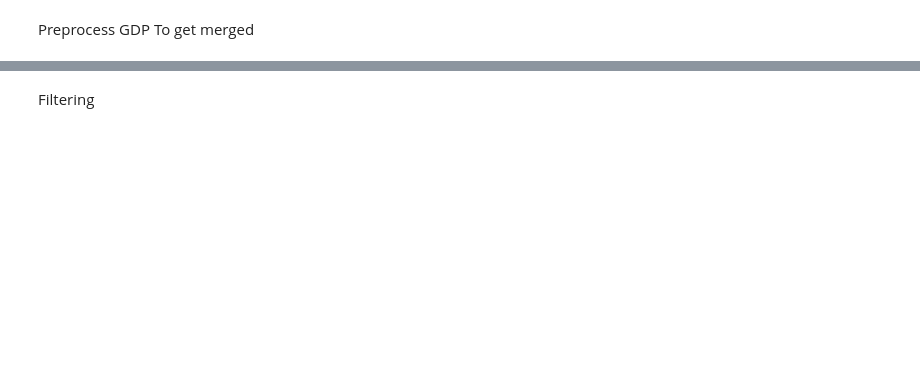
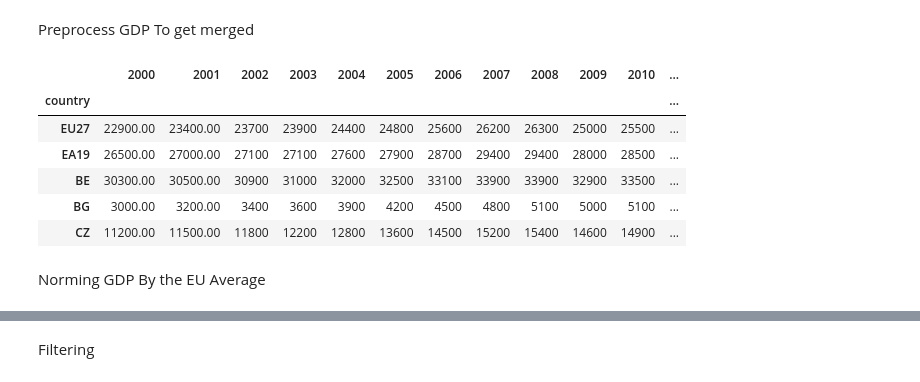
Before and after one commit to 1vecera/Data_Based, a Jupyter notebook: Data_Based1.ipynb, the cells around one changed output, grey strips where cells are left out. Saved outputs shown, nothing was run; the diff lists cells and outputs as text; code cells hidden in the pictures; blank space fills up the shorter version.

```diff
--- a/Data_Based1.ipynb
+++ b/Data_Based1.ipynb
@@ -27,6 +27,18 @@ gdp.loc[gdp.country == "EU28","country"] = "EU27"
 gdp.set_index("country",inplace = True)
 # %%
 gdp = gdp.apply(pd.to_numeric, errors='coerce', downcast = "integer")
+# %%
+gdp.head()
+# %% [output]
+|  | 2000 | 2001 | 2002 | 2003 | 2004 | 2005 | 2006 | 2007 | 2008 | 2009 | 2010 | ... |
+| country |  |  |  |  |  |  |  |  |  |  |  | ... |
+| EU27 | 22900.00 | 23400.00 | 23700 | 23900 | 24400 | 24800 | 25600 | 26200 | 26300 | 25000 | 25500 | ... |
+| EA19 | 26500.00 | 27000.00 | 27100 | 27100 | 27600 | 27900 | 28700 | 29400 | 29400 | 28000 | 28500 | ... |
+| BE | 30300.00 | 30500.00 | 30900 | 31000 | 32000 | 32500 | 33100 | 33900 | 33900 | 32900 | 33500 | ... |
+| BG | 3000.00 | 3200.00 | 3400 | 3600 | 3900 | 4200 | 4500 | 4800 | 5100 | 5000 | 5100 | ... |
+| CZ | 11200.00 | 11500.00 | 11800 | 12200 | 12800 | 13600 | 14500 | 15200 | 15400 | 14600 | 14900 | ... |
+# %% [markdown]
+Norming GDP By the EU Average
 # %%
 gdp_normed = gdp/gdp.loc["EU27",:]
 # %%
```
Also changed, not shown: parts of 28 cells of this notebook, 3 other files.
